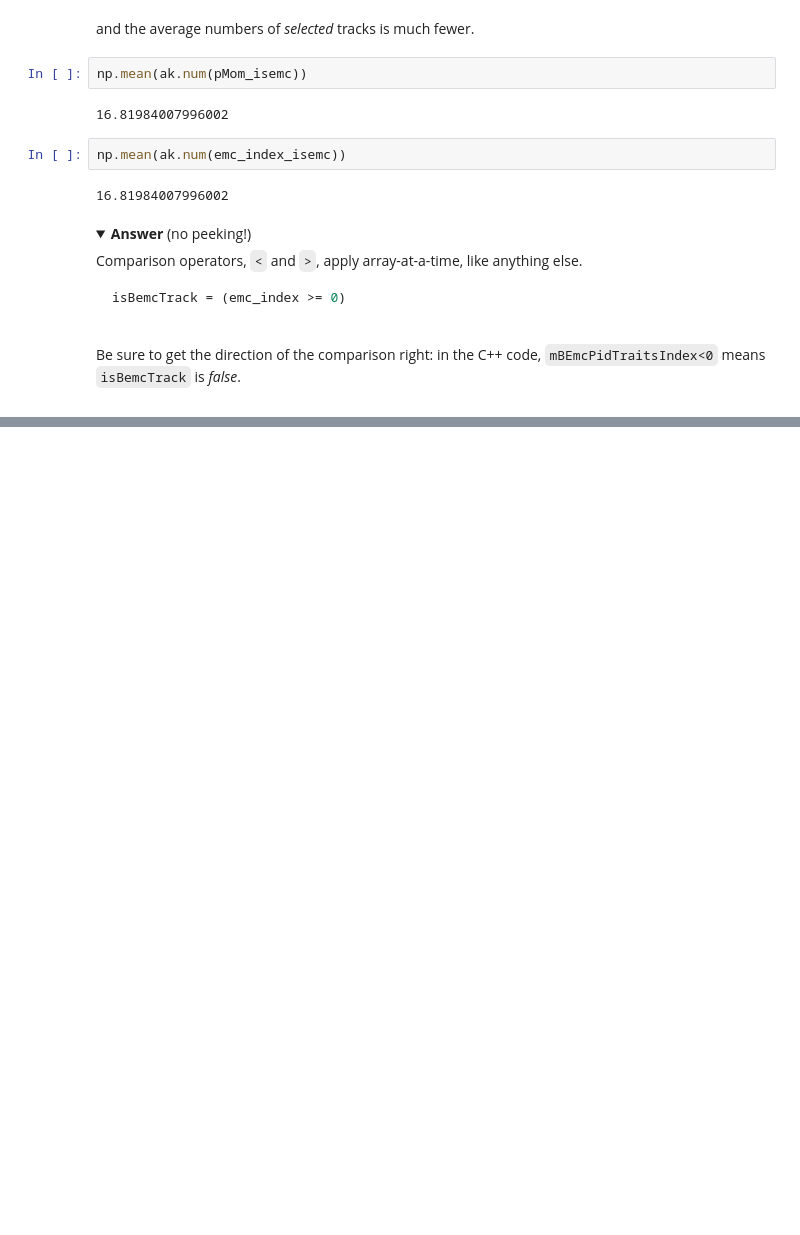
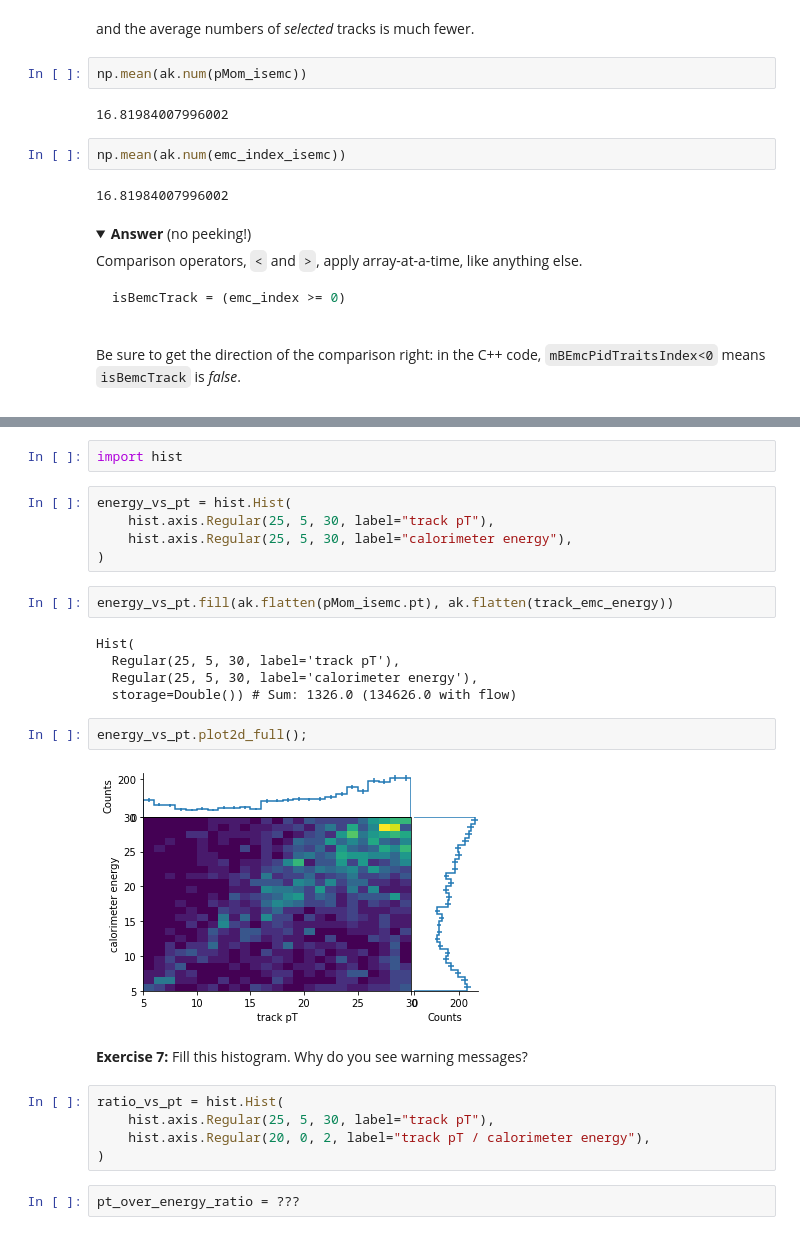
Before and after one commit to jpivarski-talks/2021-09-13-star-uproot-awkward-tutorial, a Jupyter notebook: tutorial.ipynb, the cells around one changed output, grey strips where cells are left out. Drawn from its saved outputs; the diff is of its cells as text; folded sections open; blank space fills up the shorter version.

```diff
--- a/tutorial.ipynb
+++ b/tutorial.ipynb
@@ -360,0 +491,27 @@ np.mean(pairs_in_each_event)
+# %%
+import hist
+# %%
+energy_vs_pt = hist.Hist(
+    hist.axis.Regular(25, 5, 30, label="track pT"),
+    hist.axis.Regular(25, 5, 30, label="calorimeter energy"),
+)
+# %%
+energy_vs_pt.fill(ak.flatten(pMom_isemc.pt), ak.flatten(track_emc_energy))
+# %% [output]
+Hist(
+  Regular(25, 5, 30, label='track pT'),
+  Regular(25, 5, 30, label='calorimeter energy'),
+  storage=Double()) # Sum: 1326.0 (134626.0 with flow)
+# %%
+energy_vs_pt.plot2d_full();
+# %% [output]
+[figure, added]
+# %% [markdown]
+**Exercise 7:** Fill this histogram. Why do you see warning messages?
+# %%
+ratio_vs_pt = hist.Hist(
+    hist.axis.Regular(25, 5, 30, label="track pT"),
+    hist.axis.Regular(20, 0, 2, label="track pT / calorimeter energy"),
+)
+# %%
+pt_over_energy_ratio = ???
```
Also changed, not shown: parts of 45 cells of this notebook.
